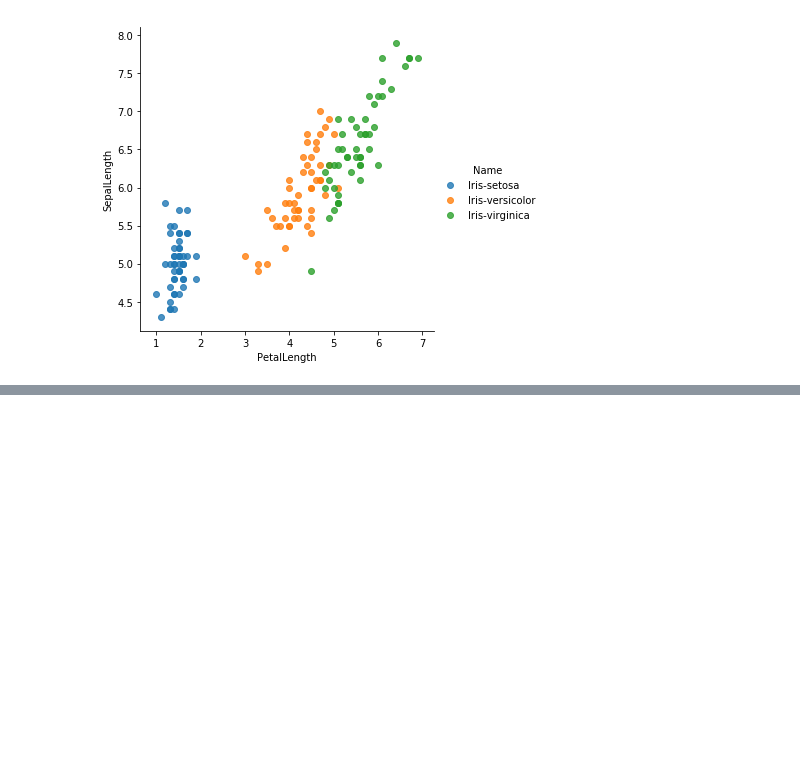
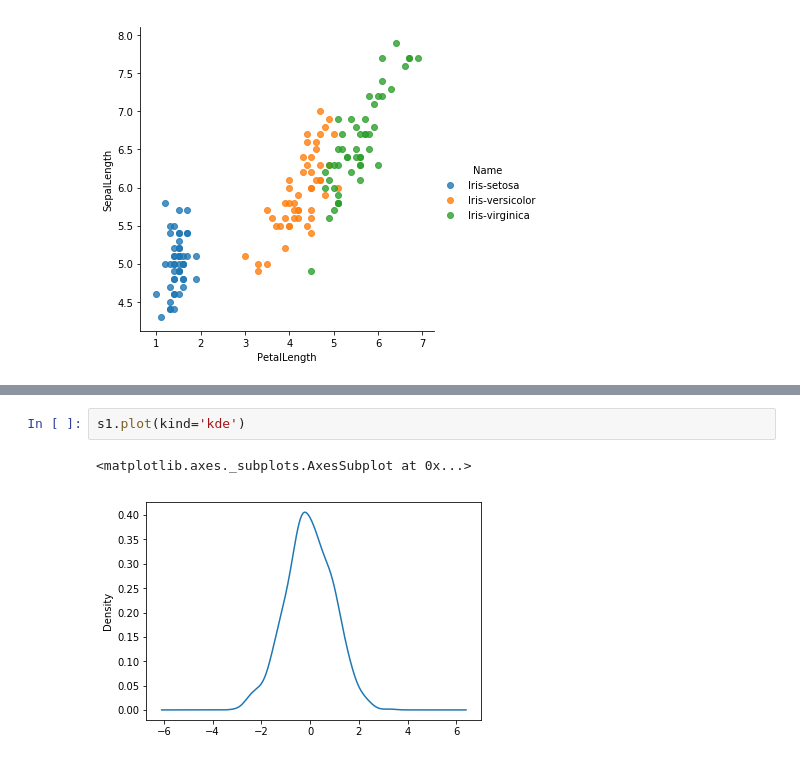
Before and after one commit to HuichuanLI/Data-Analyse, a Jupyter notebook: 基础数据库/Matplotlib/Seaborn.ipynb, the cells around one changed output, grey strips where cells are left out. Drawn from its saved outputs; the diff is of its cells as text; blank space fills up the shorter version.

```diff
--- a/基础数据库/Matplotlib/Seaborn.ipynb
+++ b/基础数据库/Matplotlib/Seaborn.ipynb
@@ -42,0 +61,5 @@ sns.lmplot('PetalLength', 'SepalLength', iris, hue='Name', fit_reg=False)
+# %%
+s1.plot(kind='kde')
+# %% [output]
+<matplotlib.axes._subplots.AxesSubplot at 0x...>
+[figure, added]
```
Also changed, not shown: parts of 6 cells of this notebook.
